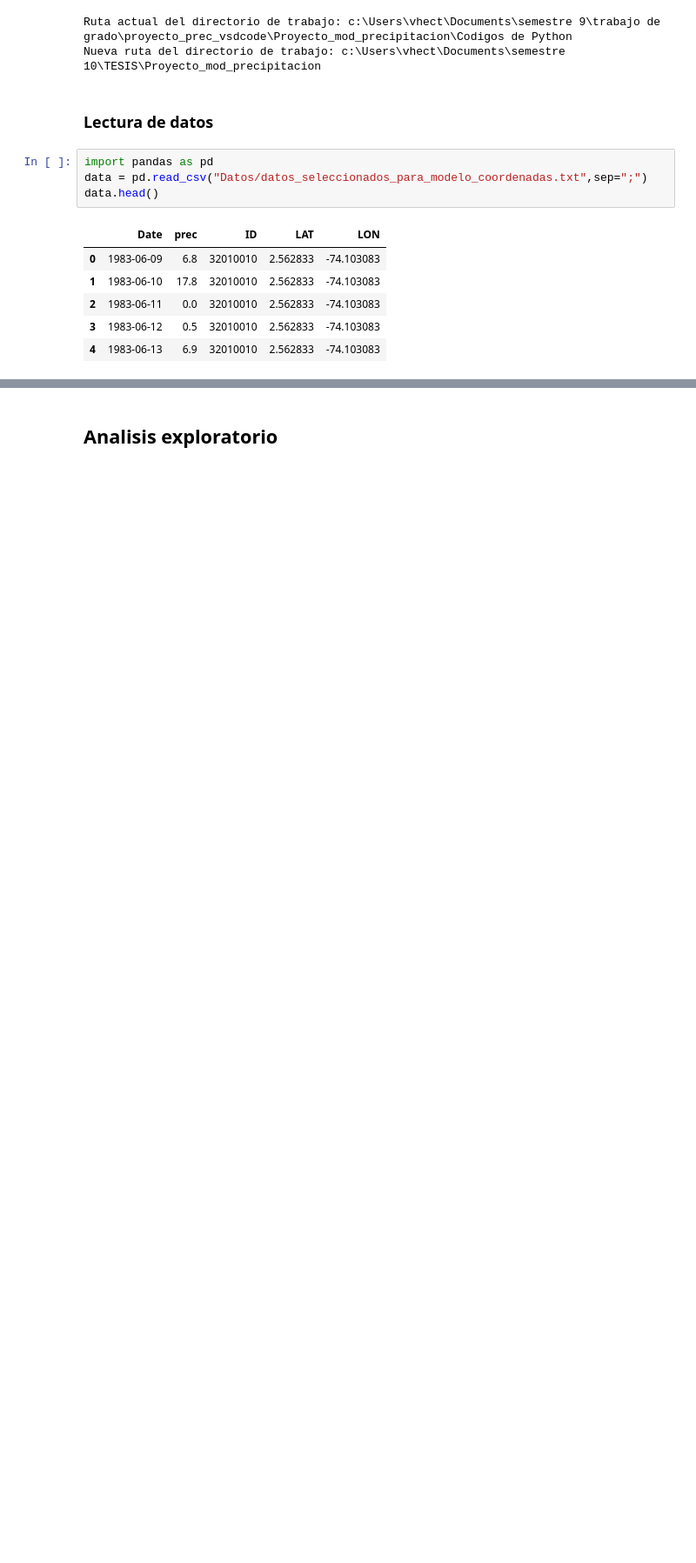
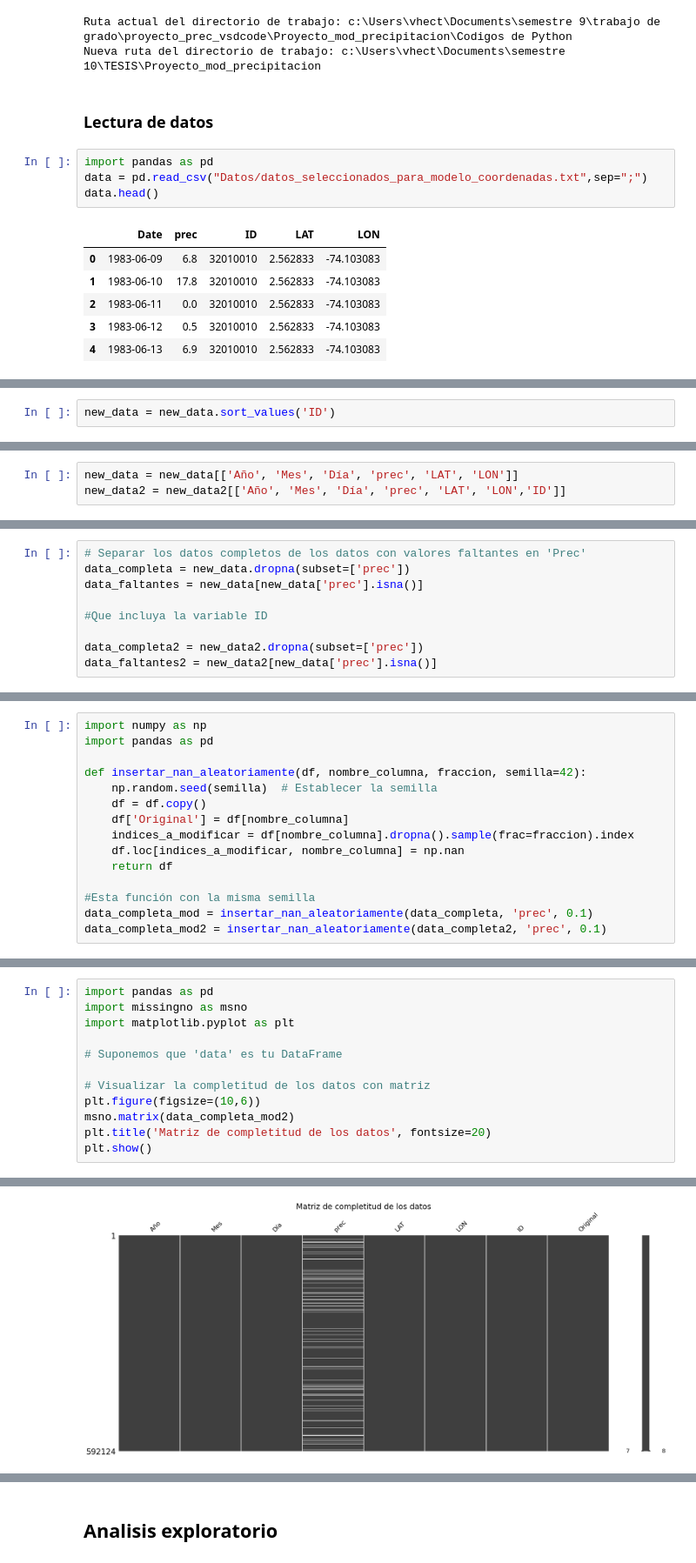
Before and after one commit to Ronaldoh99/Proyecto_mod_precipitacion, a Jupyter notebook: Codigos de Python/NoteNook_model_XGboost.ipynb, the cells around one changed output, grey strips where cells are left out. Shown at 87% size. Saved outputs shown, nothing was run; the diff lists cells and outputs as text; blank space fills up the shorter version.

```diff
--- a/Codigos de Python/NoteNook_model_XGboost.ipynb
+++ b/Codigos de Python/NoteNook_model_XGboost.ipynb
@@ -85,0 +86,2 @@ data = data[['ID', 'Year', 'Month', 'Day', 'prec', 'LAT', 'LON']].copy()
+# %%
+new_data = new_data.sort_values('ID')
@@ -85,0 +108,3 @@ data = data[['ID', 'Year', 'Month', 'Day', 'prec', 'LAT', 'LON']].copy()
+# %%
+new_data = new_data[['Año', 'Mes', 'Día', 'prec', 'LAT', 'LON']]
+new_data2 = new_data2[['Año', 'Mes', 'Día', 'prec', 'LAT', 'LON','ID']]
@@ -85,0 +115,9 @@ data = data[['ID', 'Year', 'Month', 'Day', 'prec', 'LAT', 'LON']].copy()
+# %%
+# Separar los datos completos de los datos con valores faltantes en 'Prec'
+data_completa = new_data.dropna(subset=['prec'])
+data_faltantes = new_data[new_data['prec'].isna()]
+
+#Que incluya la variable ID
+
+data_completa2 = new_data2.dropna(subset=['prec'])
+data_faltantes2 = new_data2[new_data['prec'].isna()]
@@ -85,0 +128,15 @@ data = data[['ID', 'Year', 'Month', 'Day', 'prec', 'LAT', 'LON']].copy()
+# %%
+import numpy as np
+import pandas as pd
+
+def insertar_nan_aleatoriamente(df, nombre_columna, fraccion, semilla=42):
+    np.random.seed(semilla)  # Establecer la semilla
+    df = df.copy()
+    df['Original'] = df[nombre_columna]
+    indices_a_modificar = df[nombre_columna].dropna().sample(frac=fraccion).index
+    df.loc[indices_a_modificar, nombre_columna] = np.nan
+    return df
+
+#Esta función con la misma semilla
+data_completa_mod = insertar_nan_aleatoriamente(data_completa, 'prec', 0.1)
+data_completa_mod2 = insertar_nan_aleatoriamente(data_completa2, 'prec', 0.1)
@@ -85,0 +175,13 @@ data = data[['ID', 'Year', 'Month', 'Day', 'prec', 'LAT', 'LON']].copy()
+# %%
+import pandas as pd
+import missingno as msno
+import matplotlib.pyplot as plt
+
+# Suponemos que 'data' es tu DataFrame
+
+# Visualizar la completitud de los datos con matriz
+plt.figure(figsize=(10,6))
+msno.matrix(data_completa_mod2)
+plt.title('Matriz de completitud de los datos', fontsize=20)
+plt.show()
+# %% [output]
@@ -85,0 +189 @@ data = data[['ID', 'Year', 'Month', 'Day', 'prec', 'LAT', 'LON']].copy()
+[figure, added]
```
Also changed, not shown: parts of 23 cells of this notebook.
